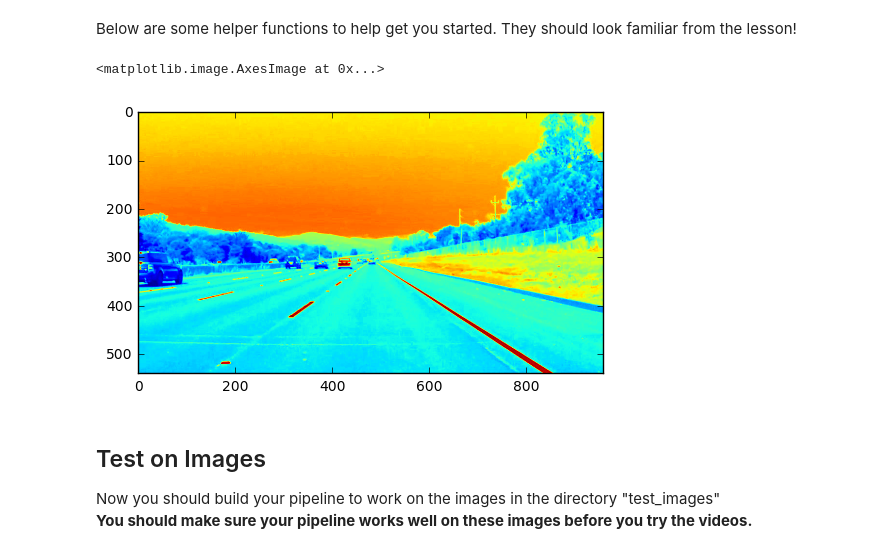
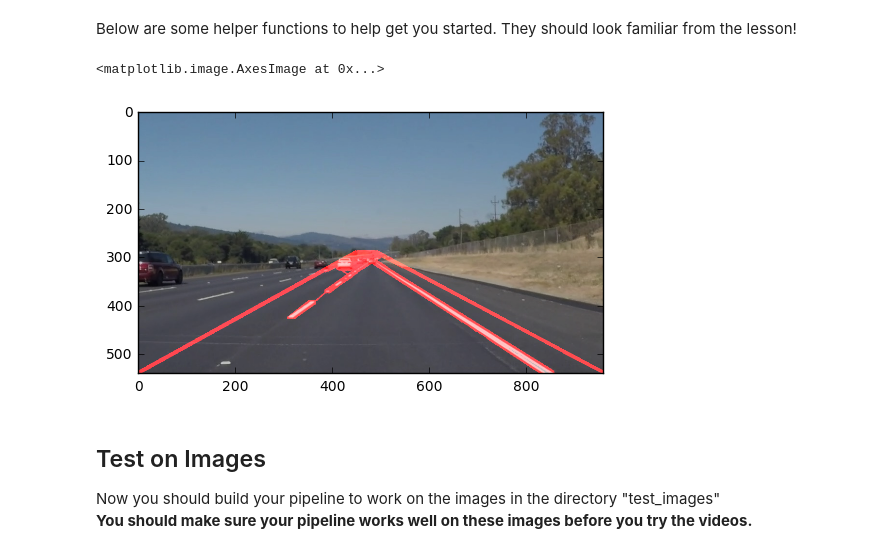
Before and after one commit to jhines2k7/CarND-LaneLines-P1, a Jupyter notebook: P1.ipynb, the cells around one changed output. Saved outputs shown, nothing was run; the diff lists cells and outputs as text; code cells hidden in the pictures.

```diff
--- a/P1.ipynb
+++ b/P1.ipynb
@@ -131,35 +131,49 @@ def hough_lines(img, rho, theta, threshold, min_line_len, max_line_gap):
     `img` should be the output of a Canny transform.
 
     Returns an image with hough lines drawn.
     """
     lines = cv2.HoughLinesP(img, rho, theta, threshold, np.array([]), minLineLength=min_line_len, maxLineGap=max_line_gap)
     line_img = np.zeros((*img.shape, 3), dtype=np.uint8)
     draw_lines(line_img, lines)
     return line_img
 
 # Python 3 has support for cool math symbols.
 
 def weighted_img(img, initial_img, α=0.8, β=1., λ=0.):
     """
     `img` is the output of the hough_lines(), An image with lines drawn on it.
     Should be a blank image (all black) with lines drawn on it.
 
     `initial_img` should be the image before any processing.
 
     The result image is computed as follows:
 
     initial_img * α + img * β + λ
     NOTE: initial_img and img must be the same shape!
     """
     return cv2.addWeighted(initial_img, α, img, β, λ)
 
+grayscale_image = grayscale(image)
 
+imshape = image.shape
+vertices = np.array([[(0, imshape[0]), (450, 290), (490, 290), (imshape[1], imshape[0])]], dtype=np.int32)
 
+masked = region_of_interest(grayscale_image, vertices)
 
-plt.imshow(grayscale(image))
+edges = canny(masked, 255/3, 255)
+
+blurred = gaussian_blur(edges, 5)
+
+line_img = hough_lines(blurred, 2, np.pi/180, 15, 40, 20)
+
+#draw_lines(image, line_img, color=[255, 0, 0], thickness=2)
+
+weighted = weighted_img(line_img, image, α=0.8, β=1., λ=0.)
+
+plt.imshow(weighted)
 # %% [output]
 <matplotlib.image.AxesImage at 0x...>
-[figure, old version]
+[figure, new version]
 # %% [markdown]
 ## Test on Images
 
```
